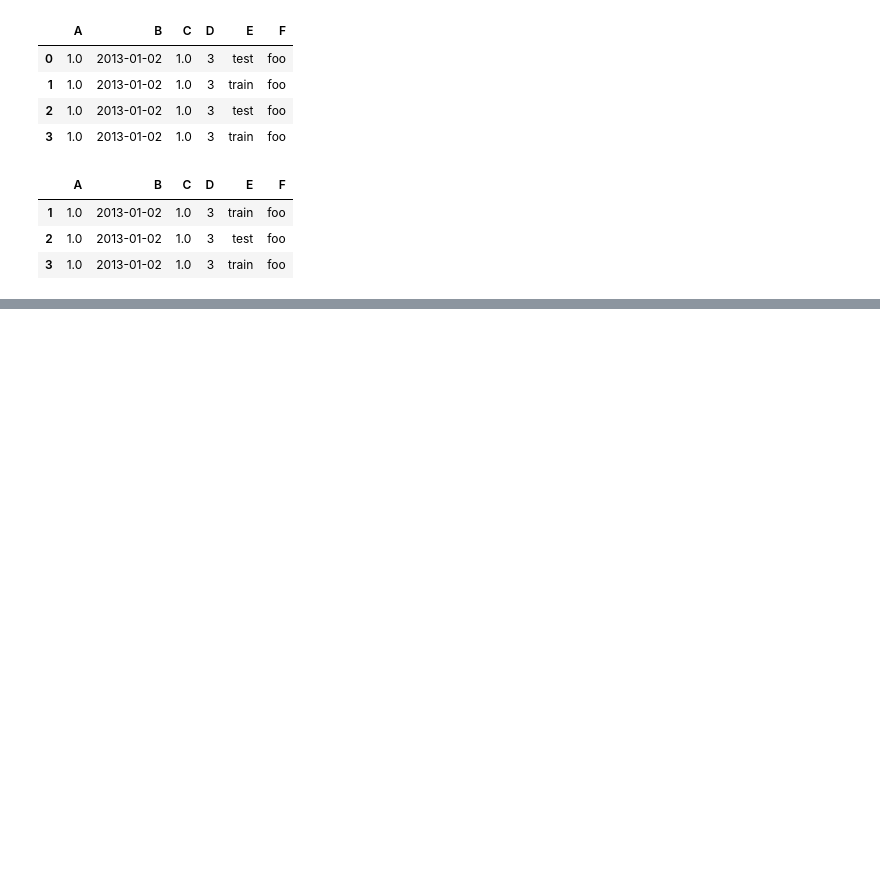
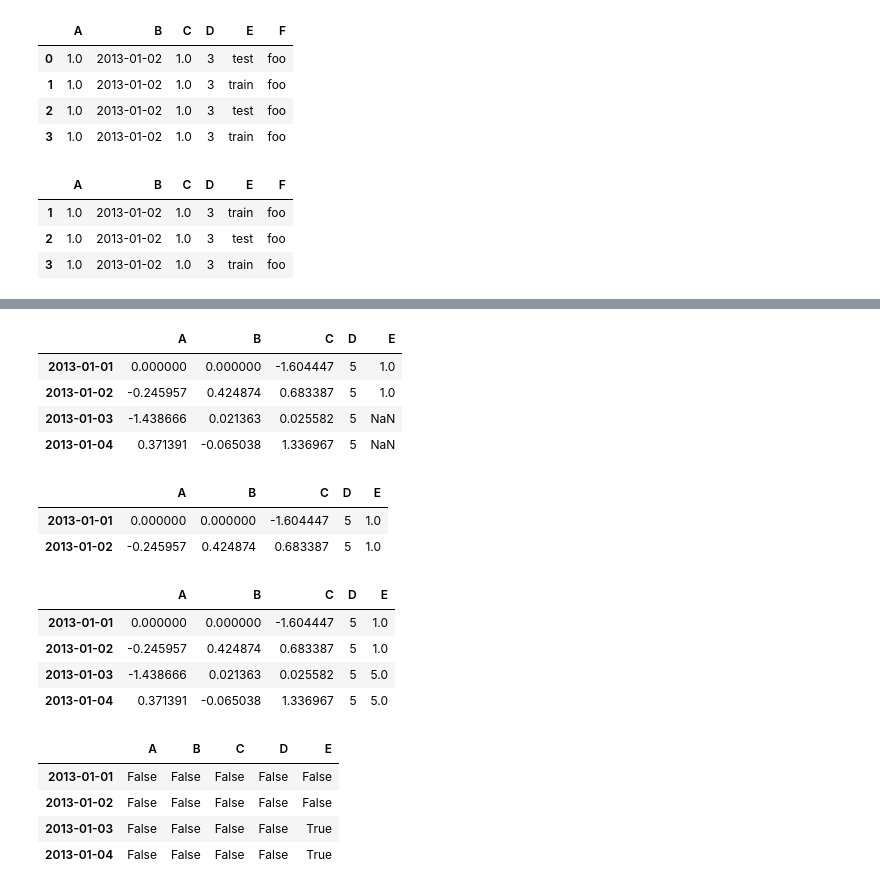
Before and after one commit to bhajar/Python_Learning_code, a Jupyter notebook: Packages/10 minutes to Pandas.ipynb, the cells around one changed output, grey strips where cells are left out. Cells and saved outputs as stored; diff of their text form; code cells hidden in the pictures; blank space fills up the shorter version.

```diff
--- a/Packages/10 minutes to Pandas.ipynb
+++ b/Packages/10 minutes to Pandas.ipynb
@@ -206,0 +303,35 @@ df2[df2['E'].isin(['two', 'four'])]
+# %%
+# Missing data
+# Pandas primarily uses the value np.nan to represent missing data. It is by default not included in the computations
+# reindexing allows you to add/change/delete the index on a specifiid axis. This returns a copy of the data
+df1 = df.reindex(index = dates[0:4], columns = list(df.columns) + ['E'])
+df1.loc[dates[0]:dates[1], 'E'] = 1
+df1
+
+# To drop any rows that have missing data
+df1.dropna(how = 'any')
+
+# To fill missing data
+df1.fillna(value = 5)
+
+# To get the boolean mask where values are nan
+pd.isnull(df1)
+# %% [output]
+|  | A | B | C | D | E |
+| 2013-01-01 | 0.000000 | 0.000000 | -1.604447 | 5 | 1.0 |
+| 2013-01-02 | -0.245957 | 0.424874 | 0.683387 | 5 | 1.0 |
+| 2013-01-03 | -1.438666 | 0.021363 | 0.025582 | 5 | NaN |
+| 2013-01-04 | 0.371391 | -0.065038 | 1.336967 | 5 | NaN |
+|  | A | B | C | D | E |
+| 2013-01-01 | 0.000000 | 0.000000 | -1.604447 | 5 | 1.0 |
+| 2013-01-02 | -0.245957 | 0.424874 | 0.683387 | 5 | 1.0 |
+|  | A | B | C | D | E |
+| 2013-01-01 | 0.000000 | 0.000000 | -1.604447 | 5 | 1.0 |
+| 2013-01-02 | -0.245957 | 0.424874 | 0.683387 | 5 | 1.0 |
+| 2013-01-03 | -1.438666 | 0.021363 | 0.025582 | 5 | 5.0 |
+| 2013-01-04 | 0.371391 | -0.065038 | 1.336967 | 5 | 5.0 |
+|  | A | B | C | D | E |
+| 2013-01-01 | False | False | False | False | False |
+| 2013-01-02 | False | False | False | False | False |
+| 2013-01-03 | False | False | False | False | True |
+| 2013-01-04 | False | False | False | False | True |
```
Also changed, not shown: parts of 11 cells of this notebook.
